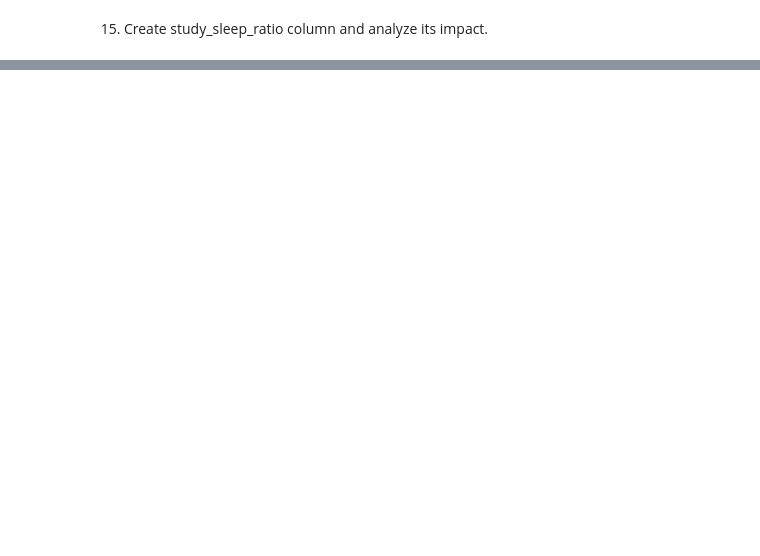
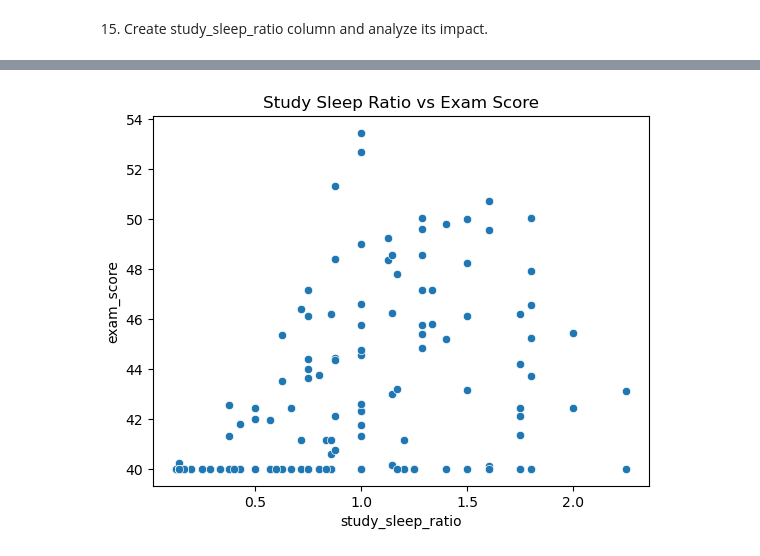
Before and after one commit to banerjee003/Data-Science-Projects, a Jupyter notebook: Student-Performance-Analysis/Student_Performance.ipynb, the cells around one changed output, grey strips where cells are left out. Cells and saved outputs as stored; diff of their text form; code cells hidden in the pictures; blank space fills up the shorter version.

```diff
--- a/Student-Performance-Analysis/Student_Performance.ipynb
+++ b/Student-Performance-Analysis/Student_Performance.ipynb
@@ -191,0 +197,4 @@ Write at least five insights from your analysis.
+# %%
+# code here
+df['study_sleep_ratio'] = df['study_hours'] / df['sleep_hours']
+df.head()
@@ -191,0 +208,6 @@ Write at least five insights from your analysis.
+# %%
+sns.scatterplot(x='study_sleep_ratio', y='exam_score', data=df)
+plt.title("Study Sleep Ratio vs Exam Score")
+plt.show()
+# %% [output]
+[figure, added]
```
Also changed, not shown: parts of 8 cells of this notebook, 1 other file.
